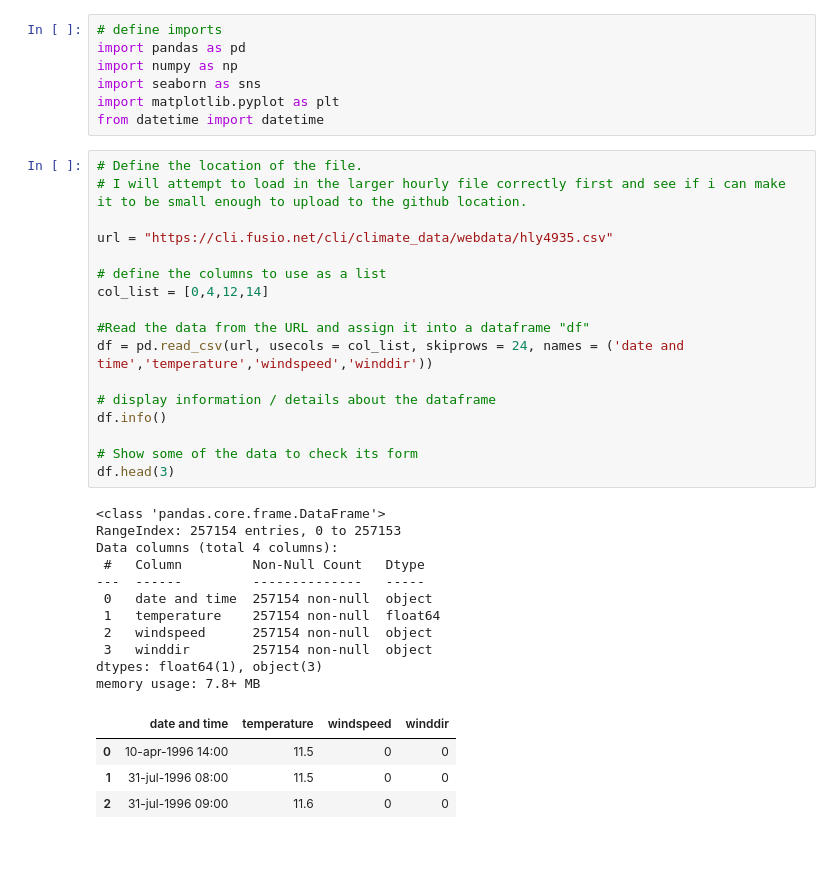
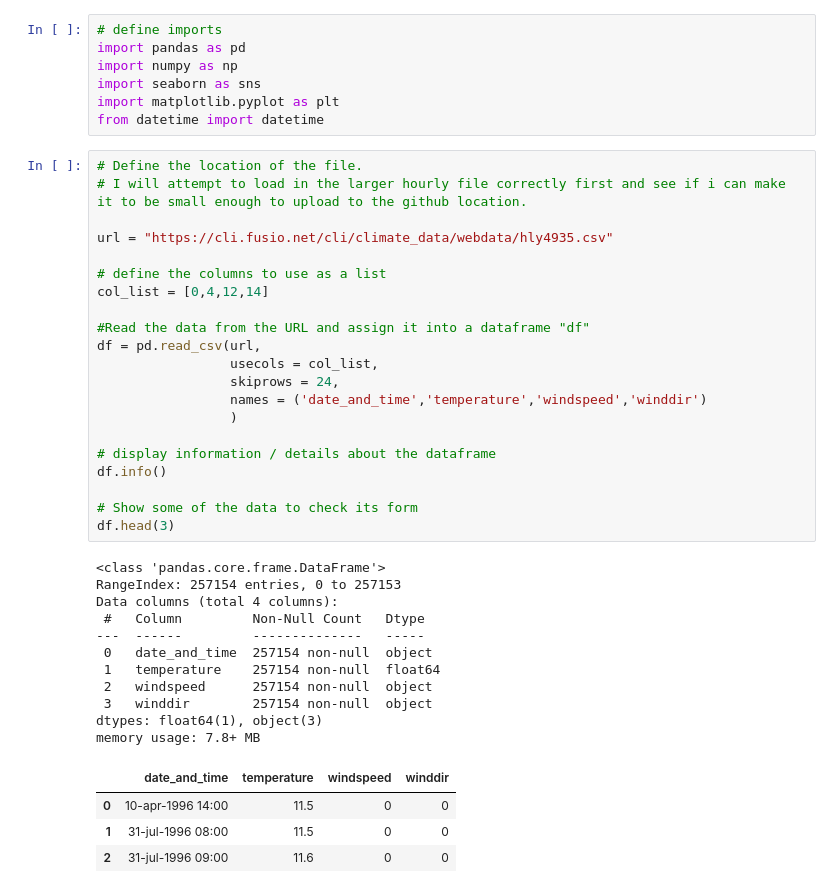
Before and after one commit to cathalred88/PFDA, a Jupyter notebook: assignments/assignment06_Weather.ipynb, the cells around one changed output. Drawn from its saved outputs; the diff is of its cells as text; blank space fills up the shorter version.

```diff
--- a/assignments/assignment06_Weather.ipynb
+++ b/assignments/assignment06_Weather.ipynb
@@ -11,33 +11,37 @@ from datetime import datetime
 # %%
 # Define the location of the file.
 # I will attempt to load in the larger hourly file correctly first and see if i can make it to be small enough to upload to the github location.
 
 url = "https://cli.fusio.net/cli/climate_data/webdata/hly4935.csv"
 
 # define the columns to use as a list
 col_list = [0,4,12,14]
 
 #Read the data from the URL and assign it into a dataframe "df"
-df = pd.read_csv(url, usecols = col_list, skiprows = 24, names = ('date and time','temperature','windspeed','winddir'))
+df = pd.read_csv(url,
+                 usecols = col_list,
+                 skiprows = 24,
+                 names = ('date_and_time','temperature','windspeed','winddir')
+                 )
 
 # display information / details about the dataframe
 df.info()
 
 # Show some of the data to check its form
 df.head(3)
 # %% [output]
 <class 'pandas.core.frame.DataFrame'>
 RangeIndex: 257154 entries, 0 to 257153
 Data columns (total 4 columns):
  #   Column         Non-Null Count   Dtype
 ---  ------         --------------   -----
- 0   date and time  257154 non-null  object
+ 0   date_and_time  257154 non-null  object
  1   temperature    257154 non-null  float64
  2   windspeed      257154 non-null  object
  3   winddir        257154 non-null  object
 dtypes: float64(1), object(3)
 memory usage: 7.8+ MB
-|  | date and time | temperature | windspeed | winddir |
+|  | date_and_time | temperature | windspeed | winddir |
 | 0 | 10-apr-1996 14:00 | 11.5 | 0 | 0 |
 | 1 | 31-jul-1996 08:00 | 11.5 | 0 | 0 |
 | 2 | 31-jul-1996 09:00 | 11.6 | 0 | 0 |
```
Also changed, not shown: parts of 5 cells of this notebook.
